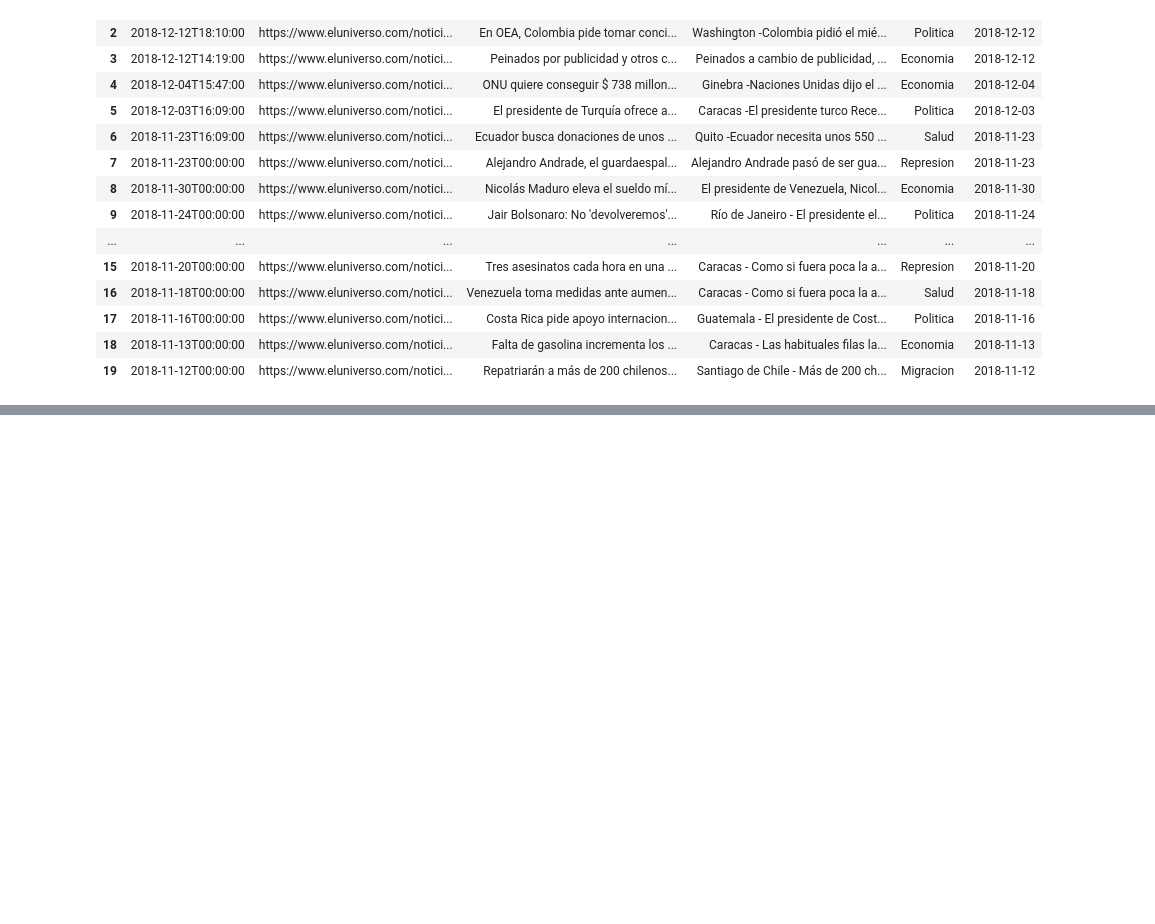
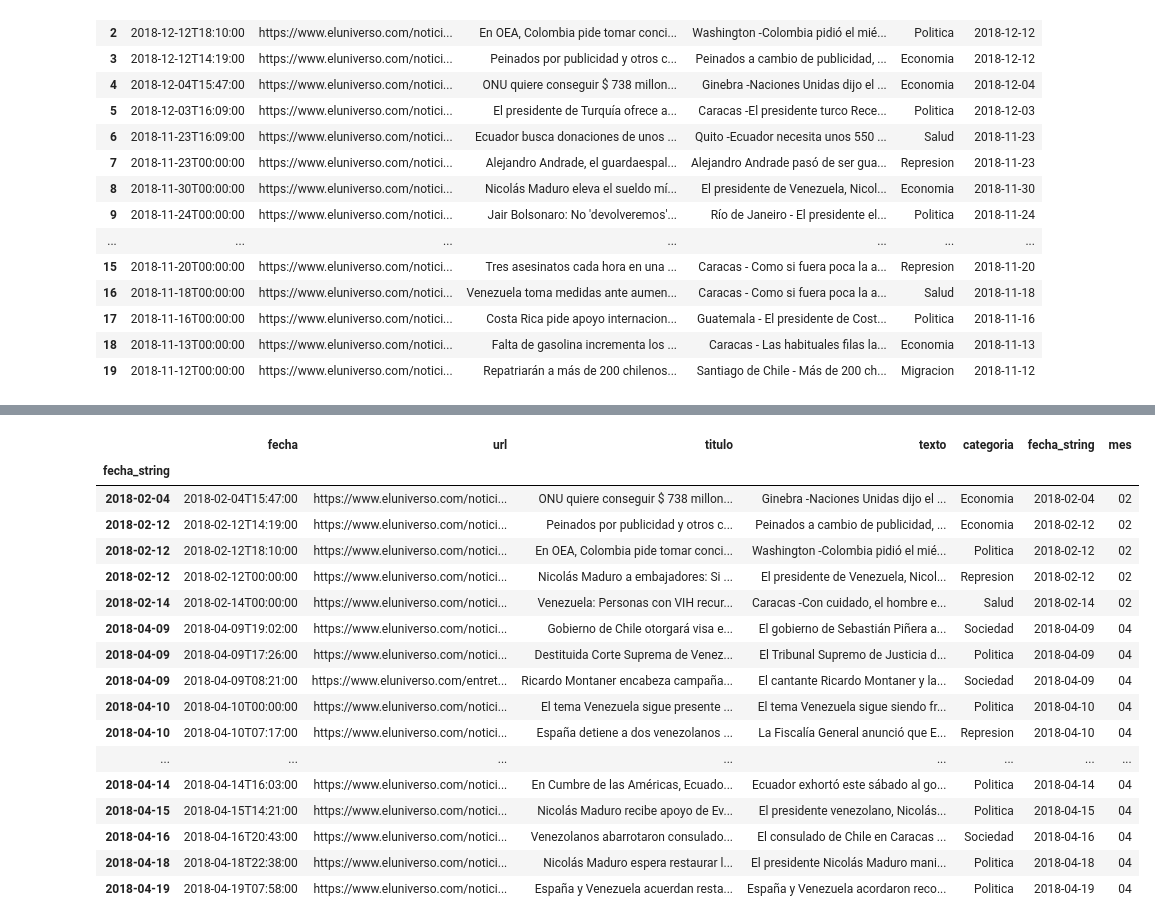
Before and after one commit to tahtty/noticiasVenezuela, a Jupyter notebook: EDA.ipynb, the cells around one changed output, grey strips where cells are left out. Cells and saved outputs as stored; diff of their text form; code cells hidden in the pictures; blank space fills up the shorter version.

```diff
--- a/EDA.ipynb
+++ b/EDA.ipynb
@@ -201,0 +316,25 @@ noticias.head(20)
+# %%
+##Hago un substring para extraer solo la fecha del isoformat existente en fecha
+mes = noticias['fecha_string'].apply(lambda x:x[5:7])
+##Añado columna de mes a las noticias
+noticias['mes'] = mes
+noticias.head(20)
+# %% [output]
+|  | fecha | url | titulo | texto | categoria | fecha_string | mes |
+| fecha_string |  |  |  |  |  |  |  |
+| 2018-02-04 | 2018-02-04T15:47:00 | https://www.eluniverso.com/notici... | ONU quiere conseguir $ 738 millon... | Ginebra -Naciones Unidas dijo el ... | Economia | 2018-02-04 | 02 |
+| 2018-02-12 | 2018-02-12T14:19:00 | https://www.eluniverso.com/notici... | Peinados por publicidad y otros c... | Peinados a cambio de publicidad, ... | Economia | 2018-02-12 | 02 |
+| 2018-02-12 | 2018-02-12T18:10:00 | https://www.eluniverso.com/notici... | En OEA, Colombia pide tomar conci... | Washington -Colombia pidió el mié... | Politica | 2018-02-12 | 02 |
+| 2018-02-12 | 2018-02-12T00:00:00 | https://www.eluniverso.com/notici... | Nicolás Maduro a embajadores: Si ... | El presidente de Venezuela, Nicol... | Represion | 2018-02-12 | 02 |
+| 2018-02-14 | 2018-02-14T00:00:00 | https://www.eluniverso.com/notici... | Venezuela: Personas con VIH recur... | Caracas -Con cuidado, el hombre e... | Salud | 2018-02-14 | 02 |
+| 2018-04-09 | 2018-04-09T19:02:00 | https://www.eluniverso.com/notici... | Gobierno de Chile otorgará visa e... | El gobierno de Sebastián Piñera a... | Sociedad | 2018-04-09 | 04 |
+| 2018-04-09 | 2018-04-09T17:26:00 | https://www.eluniverso.com/notici... | Destituida Corte Suprema de Venez... | El Tribunal Supremo de Justicia d... | Politica | 2018-04-09 | 04 |
+| 2018-04-09 | 2018-04-09T08:21:00 | https://www.eluniverso.com/entret... | Ricardo Montaner encabeza campaña... | El cantante Ricardo Montaner y la... | Sociedad | 2018-04-09 | 04 |
+| 2018-04-10 | 2018-04-10T00:00:00 | https://www.eluniverso.com/notici... | El tema Venezuela sigue presente ... | El tema Venezuela sigue siendo fr... | Politica | 2018-04-10 | 04 |
+| 2018-04-10 | 2018-04-10T07:17:00 | https://www.eluniverso.com/notici... | España detiene a dos venezolanos ... | La Fiscalía General anunció que E... | Represion | 2018-04-10 | 04 |
+| ... | ... | ... | ... | ... | ... | ... | ... |
+| 2018-04-14 | 2018-04-14T16:03:00 | https://www.eluniverso.com/notici... | En Cumbre de las Américas, Ecuado... | Ecuador exhortó este sábado al go... | Politica | 2018-04-14 | 04 |
+| 2018-04-15 | 2018-04-15T14:21:00 | https://www.eluniverso.com/notici... | Nicolás Maduro recibe apoyo de Ev... | El presidente venezolano, Nicolás... | Politica | 2018-04-15 | 04 |
+| 2018-04-16 | 2018-04-16T20:43:00 | https://www.eluniverso.com/notici... | Venezolanos abarrotaron consulado... | El consulado de Chile en Caracas ... | Sociedad | 2018-04-16 | 04 |
+| 2018-04-18 | 2018-04-18T22:38:00 | https://www.eluniverso.com/notici... | Nicolás Maduro espera restaurar l... | El presidente Nicolás Maduro mani... | Politica | 2018-04-18 | 04 |
+| 2018-04-19 | 2018-04-19T07:58:00 | https://www.eluniverso.com/notici... | España y Venezuela acuerdan resta... | España y Venezuela acordaron reco... | Politica | 2018-04-19 | 04 |
```
Also changed, not shown: parts of 12 cells of this notebook.
